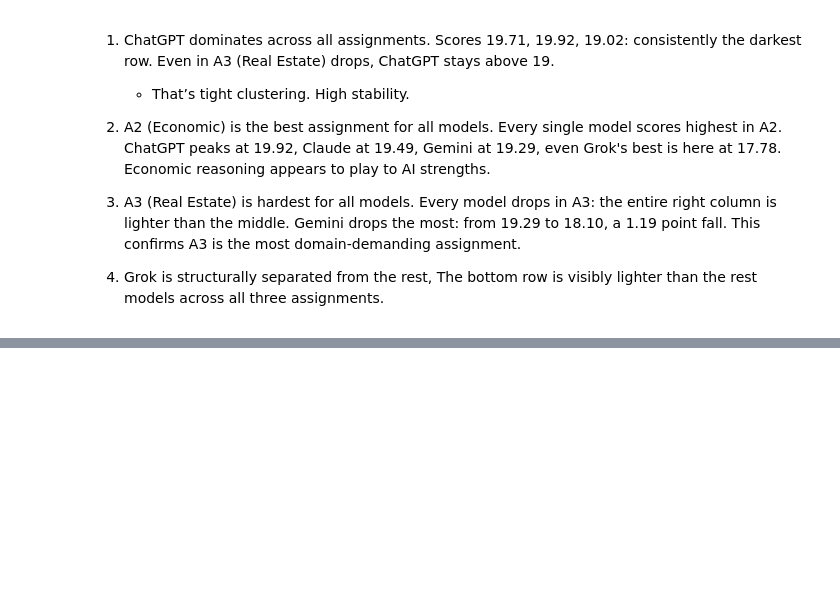
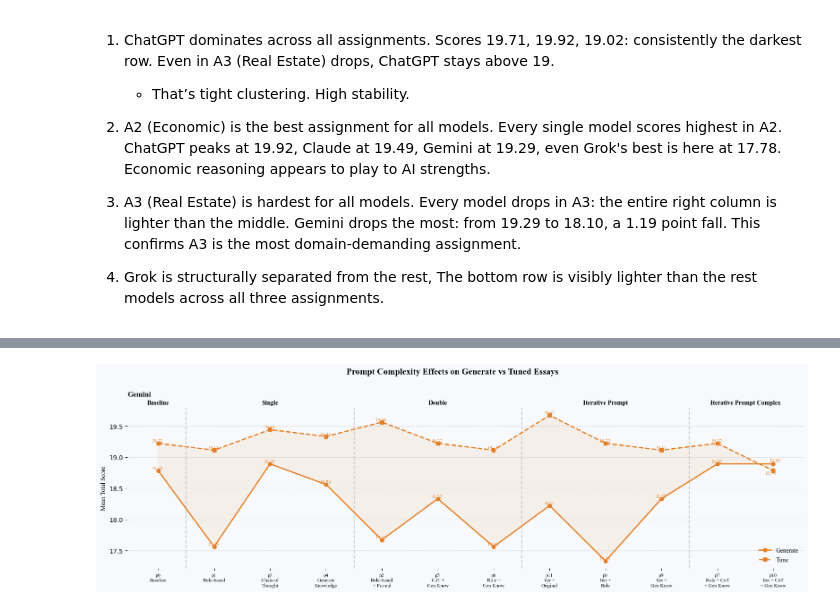
Before and after one commit to raminguyen/ai-assessment, a Jupyter notebook: src/visualize_scores.ipynb, the cells around one changed output, grey strips where cells are left out. Saved outputs shown, nothing was run; the diff lists cells and outputs as text; code cells hidden in the pictures; blank space fills up the shorter version.

```diff
--- a/src/visualize_scores.ipynb
+++ b/src/visualize_scores.ipynb
@@ -223,0 +270,4 @@ df1
+# %%
+visualize.plot_trend(scores, writers=['gemini'], prompts=prompts, technique_groups=technique_groups)
+# %% [output]
+[figure, added]
```
Also changed, not shown: parts of 16 cells of this notebook.
